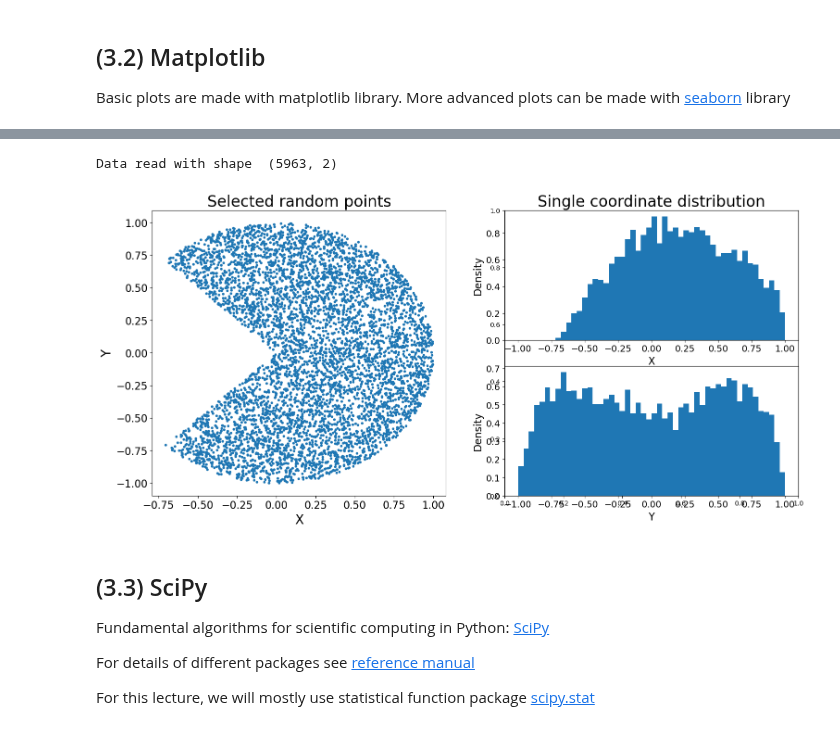
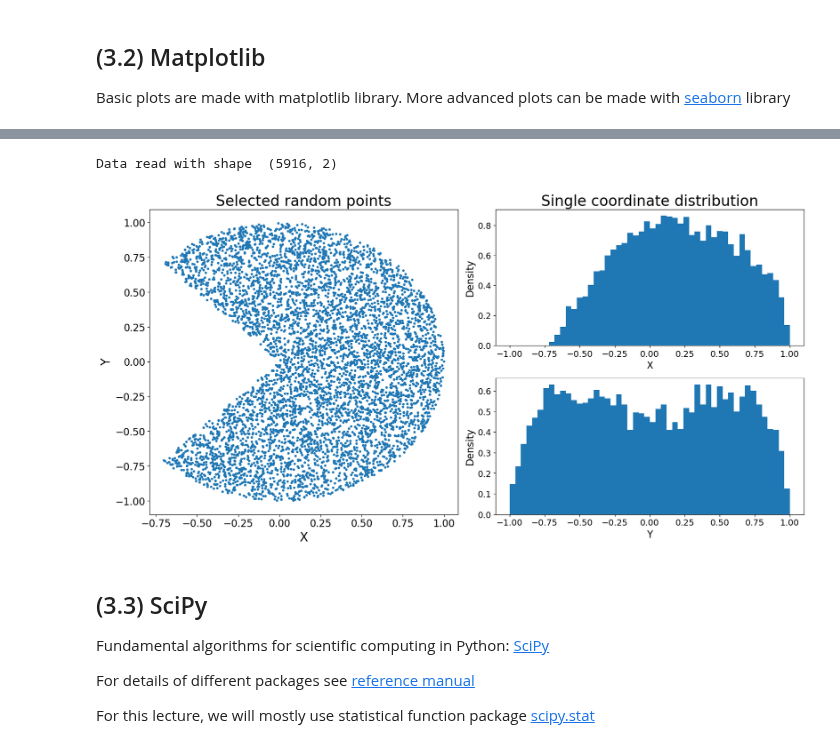
Before and after one commit to zarnecki/SAED, a Jupyter notebook: 01_Python/01_Python.ipynb, the cells around one changed output, grey strips where cells are left out. Saved outputs shown, nothing was run; the diff lists cells and outputs as text; code cells hidden in the pictures.

```diff
--- a/01_Python/01_Python.ipynb
+++ b/01_Python/01_Python.ipynb
@@ -714,48 +714,48 @@ print("Data read with shape ",xy.shape)
 x = xy[:,0]
 y = xy[:,1]
 
-# Different way of defining multiple plots
+# Different (and more flexible) way of defining multiple plots
 
-plt.subplots(1,2,figsize=(18, 8))
+plt.figure(figsize=(16,8),layout='constrained')
 
-plt.subplot(121)
+plt.subplot2grid((2,2), (0,0), colspan=1, rowspan=2)
 
 plt.plot(x,y,'.')
 
 plt.xlabel('X',size=20)
 plt.ylabel('Y',size=20)
 plt.xticks(fontsize=16)
 plt.yticks(fontsize=16)
 plt.title("Selected random points",size=24)
 
-plt.subplot(222)
+plt.subplot2grid((2,2), (0,1), colspan=1, rowspan=1)
 
 plt.hist(x,density=True,log=False,bins=50,range=(-1.,1.))
 
 plt.xlabel('X',size=16)
 plt.ylabel('Density',size=16)
 plt.xticks(fontsize=14)
 plt.yticks(fontsize=14)
 plt.title("Single coordinate distribution",size=24)
 
 
-plt.subplot(224)
+plt.subplot2grid((2,2), (1,1), colspan=1, rowspan=1)
 
 plt.hist(y,density=True,log=False,bins=50,range=(-1.,1.))
 
 plt.xlabel('Y',size=16)
 plt.ylabel('Density',size=16)
 plt.xticks(fontsize=14)
 plt.yticks(fontsize=14)
 
 fname = 'test_plot.png'
 
 plt.savefig(fname)
 
 plt.show()
 # %% [output]
-Data read with shape  (5963, 2)
+Data read with shape  (5916, 2)
-[figure, old version]
+[figure, new version]
 # %% [markdown]
 ## (3.3) SciPy
 
```
Also changed, not shown: parts of 6 cells of this notebook, 1 other file.
